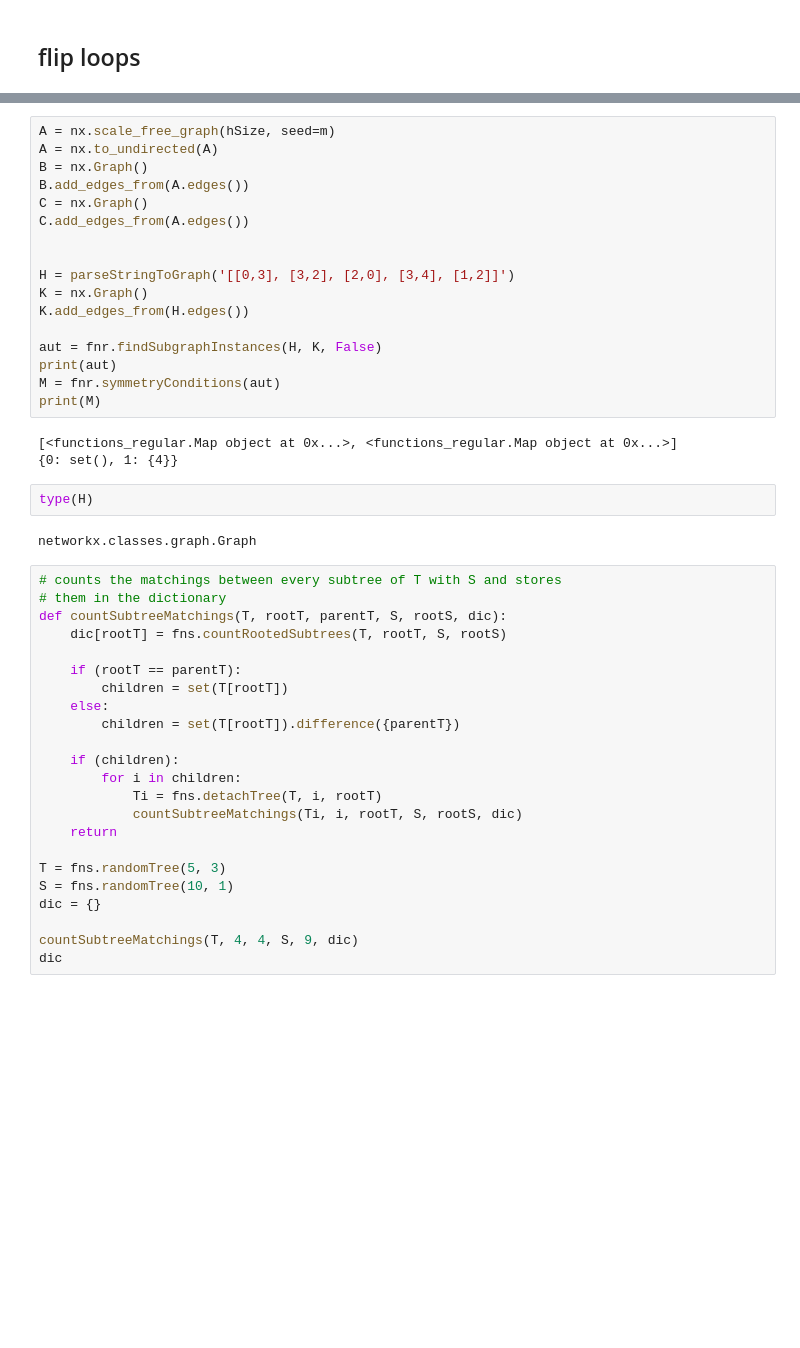
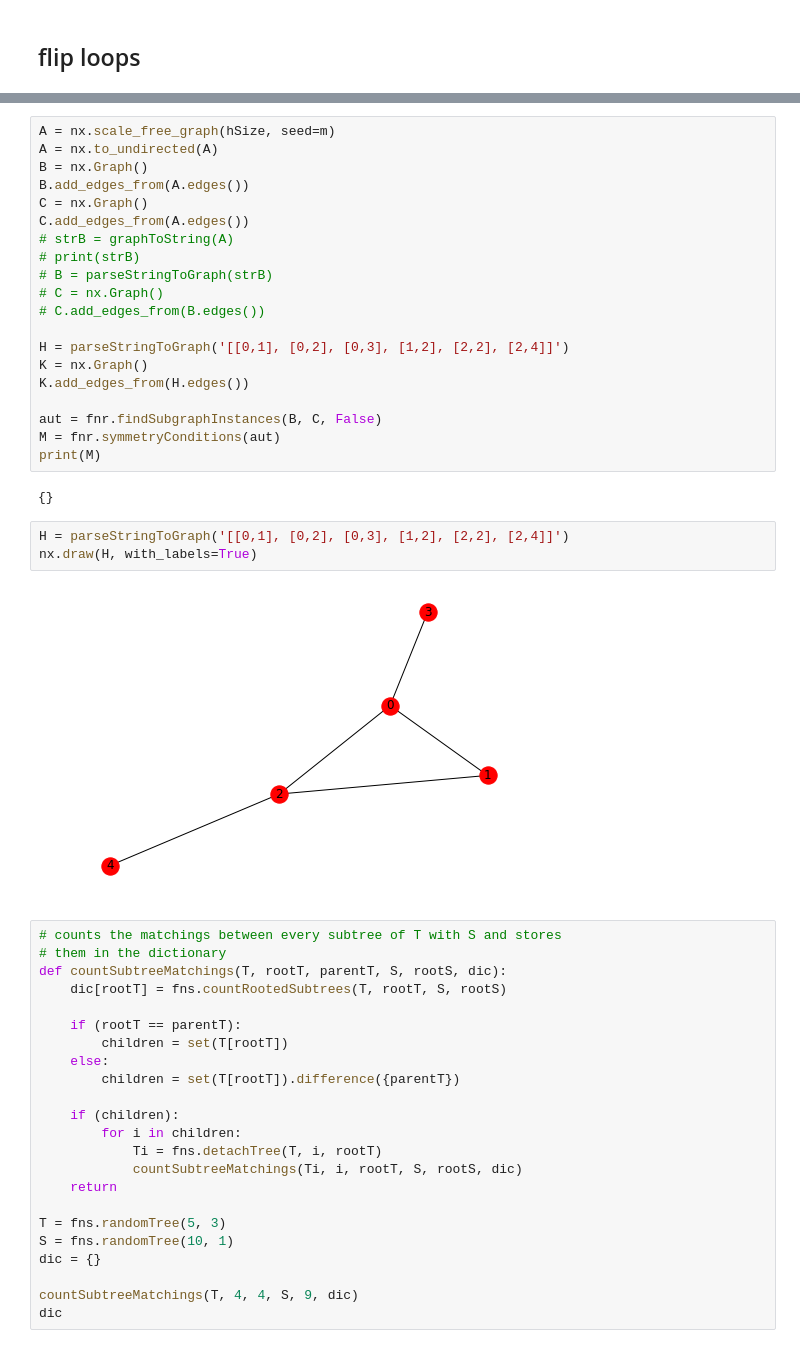
Before and after one commit to ta-rekt/motif-discovery, a Jupyter notebook: src/testing.ipynb, the cells around one changed output, grey strips where cells are left out. Saved outputs shown, nothing was run; the diff lists cells and outputs as text; blank space fills up the shorter version.

```diff
--- a/src/testing.ipynb
+++ b/src/testing.ipynb
@@ -338,23 +326,26 @@ B = nx.Graph()
 B.add_edges_from(A.edges())
 C = nx.Graph()
 C.add_edges_from(A.edges())
+# strB = graphToString(A)
+# print(strB)
+# B = parseStringToGraph(strB)
+# C = nx.Graph()
+# C.add_edges_from(B.edges())
 
-
-H = parseStringToGraph('[[0,3], [3,2], [2,0], [3,4], [1,2]]')
+H = parseStringToGraph('[[0,1], [0,2], [0,3], [1,2], [2,2], [2,4]]')
 K = nx.Graph()
 K.add_edges_from(H.edges())
 
-aut = fnr.findSubgraphInstances(H, K, False)
-print(aut)
+aut = fnr.findSubgraphInstances(B, C, False)
 M = fnr.symmetryConditions(aut)
 print(M)
 # %% [output]
-[<functions_regular.Map object at 0x...>, <functions_regular.Map object at 0x...>]
-{0: set(), 1: {4}}
+{}
-# %%
-type(H)
-# %% [output]
-networkx.classes.graph.Graph
+# %%
+H = parseStringToGraph('[[0,1], [0,2], [0,3], [1,2], [2,2], [2,4]]')
+nx.draw(H, with_labels=True)
+# %% [output]
+[figure, added]
 # %%
 # counts the matchings between every subtree of T with S and stores
 # them in the dictionary
```
Also changed, not shown: parts of 7 cells of this notebook, 1 other file.
